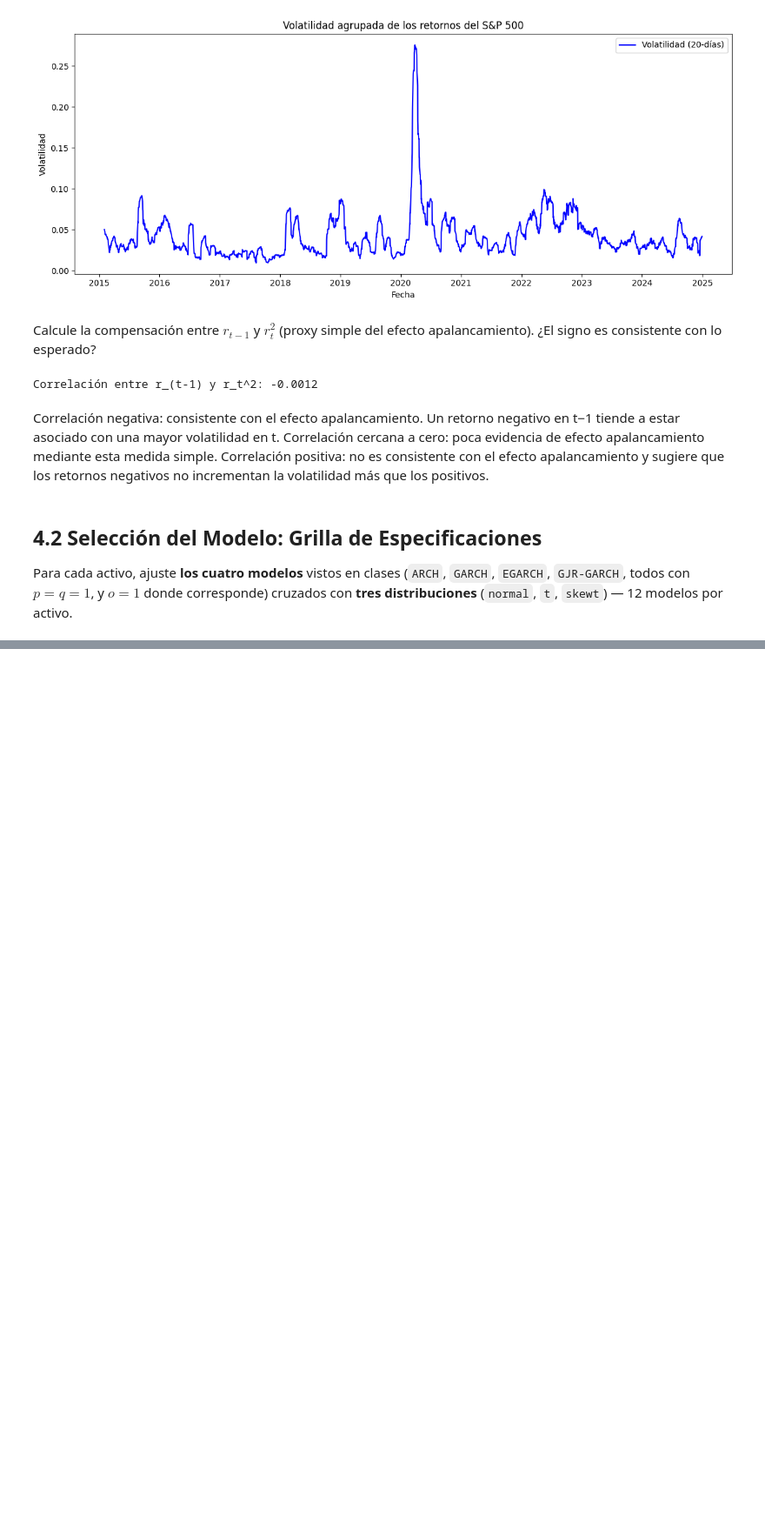
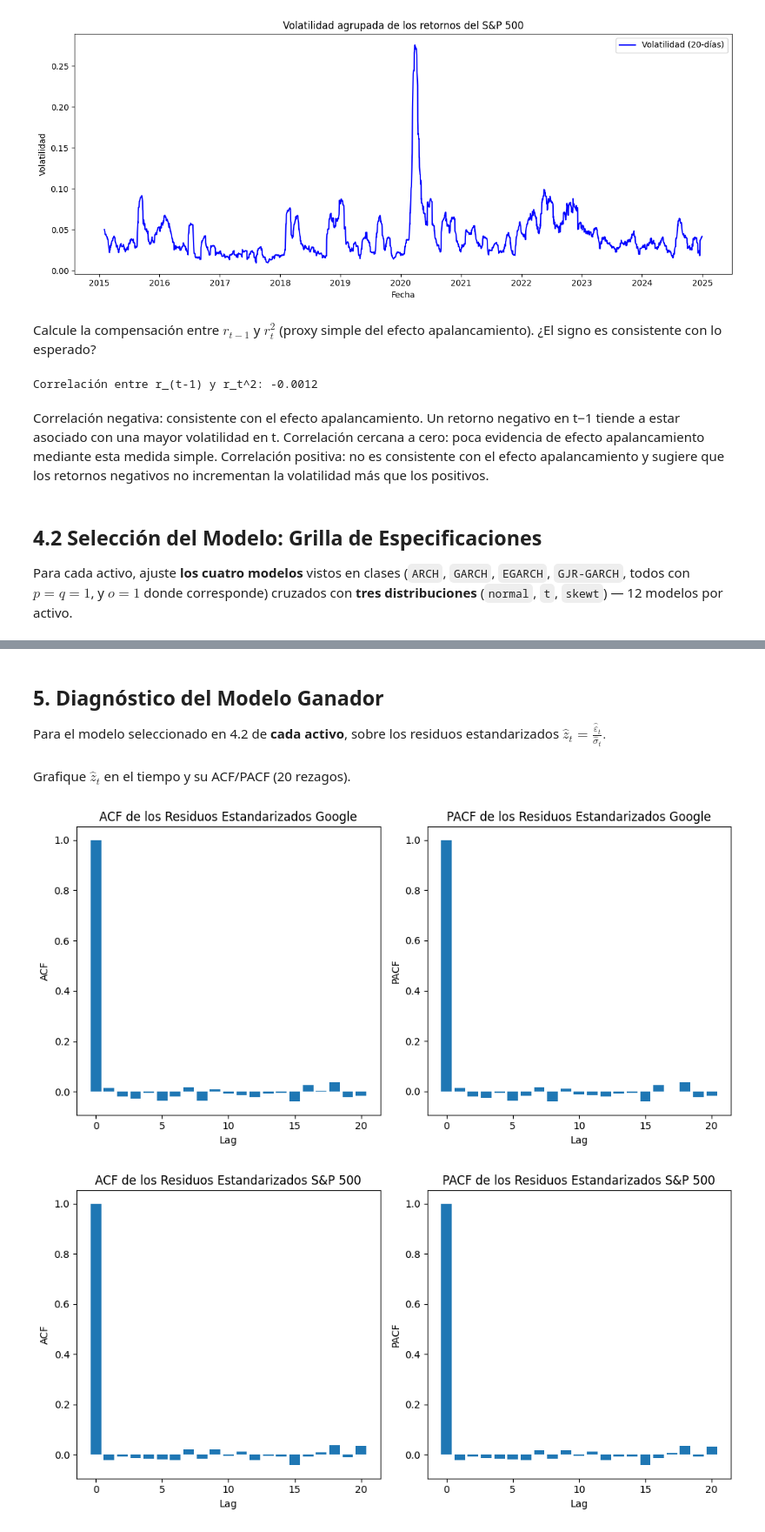
Before and after one commit to Felipe-Lopez-Vergara/ds_finance_-Lopez-, a Jupyter notebook: notebooks/HW_Sesion_5.ipynb, the cells around one changed output, grey strips where cells are left out. Shown at 87% size. Drawn from its saved outputs; the diff is of its cells as text; code cells hidden in the pictures; blank space fills up the shorter version.

```diff
--- a/notebooks/HW_Sesion_5.ipynb
+++ b/notebooks/HW_Sesion_5.ipynb
@@ -1659,0 +1647,6 @@ Covariance estimator: robust
+# %%
+# Ajuste de los modelos con distribucion "t"
+results_arch_g_t = fit_arch_g(returns_google, dist='t')
+results_garch_g_t = fit_garch_g(returns_google, dist='t')
+results_egarch_g_t = fit_egarch_g(returns_google, dist='t')
+results_gjr_garch_g_t = fit_gjr_garch_g(returns_google, dist='t')
@@ -1659,0 +1659,5 @@ Covariance estimator: robust
+# %%
+# Modelos ARCH, GARCH, EGARCH y GJR-GARCH para los retornos de S&P500 con tres distribuciones (normal, t, skewt
+
+# Genero Retornos de S&P500 (escalar por 100)
+returns_sp500 = 100*data_sp500['Close'].pct_change().dropna()
@@ -1659,0 +1748,6 @@ Covariance estimator: robust
+# %%
+# Ajuste de los modelos con distribucion skewt sp500
+results_arch_sp500_skewt = fit_arch_sp500(returns_sp500, dist='skewt')
+results_garch_sp500_skewt = fit_garch_sp500(returns_sp500, dist='skewt')
+results_egarch_sp500_skewt = fit_egarch_sp500(returns_sp500, dist='skewt')
+results_gjr_garch_sp500_skewt = fit_gjr_garch_sp500(returns_sp500, dist='skewt')
@@ -1659,0 +1931,53 @@ Covariance estimator: robust
+# %% [markdown]
+## 5. Diagnóstico del Modelo Ganador
+
+Para el modelo seleccionado en 4.2 de **cada activo**, sobre los residuos estandarizados $\hat{z}_t=\frac{\hat{\varepsilon}_t}{\hat{\sigma}_t}.$
+# %% [markdown]
+Grafique $\hat{z}_t$ en el tiempo y su ACF/PACF (20 rezagos).
+# %%
+from statsmodels.tsa.stattools import acf, pacf
+
+# Residuos estandarizados del modelo GARCH(1,1) con distribución t para los retornos de Google
+resid_google = results_egarch_g_t.resid / results_egarch_g_t.conditional_volatility
+
+# Residuos estandarizados del modelo GJR-GARCH(1,1) con distribución Skewt para los retornos de S&P 500
+resid_sp500 = results_gjr_garch_sp500_skewt.resid / results_gjr_garch_sp500_skewt.conditional_volatility
+
+# Gráficos ACF y PACF de los residuos estandarizados del modelo GARCH(1,1) con distribución t para los retornos de Google
+fig, ax = plt.subplots(1, 2, figsize=(10, 5))
+acf_vals = acf(resid_google, nlags = 20)
+pacf_vals = pacf(resid_google , nlags = 20)
+
+ax[0].bar(range(len(acf_vals)), acf_vals)
+ax[0].set_title('ACF de los Residuos Estandarizados Google')
+ax[0].set_xlabel('Lag')
+ax[0].set_ylabel('ACF')
+
+ax[1].bar(range(len(pacf_vals)), pacf_vals)
+ax[1].set_title('PACF de los Residuos Estandarizados Google')
+ax[1].set_xlabel('Lag')
+ax[1].set_ylabel('PACF')
+
+plt.tight_layout()
+plt.show()
+
+# Gráficos ACF y PACF de los residuos estandarizados del modelo GJR-GARCH(1,1) con distribución Skewt para los retornos de S&P 500
+fig, ax = plt.subplots(1, 2, figsize=(10, 5))
+acf_vals = acf(resid_sp500, nlags = 20)
+pacf_vals = pacf(resid_sp500 , nlags = 20)
+
+ax[0].bar(range(len(acf_vals)), acf_vals)
+ax[0].set_title('ACF de los Residuos Estandarizados S&P 500')
+ax[0].set_xlabel('Lag')
+ax[0].set_ylabel('ACF')
+
+ax[1].bar(range(len(pacf_vals)), pacf_vals)
+ax[1].set_title('PACF de los Residuos Estandarizados S&P 500')
+ax[1].set_xlabel('Lag')
+ax[1].set_ylabel('PACF')
+
+plt.tight_layout()
+plt.show()
+# %% [output]
+[figure, added]
+[figure, added]
```
Also changed, not shown: parts of 49 cells of this notebook.
